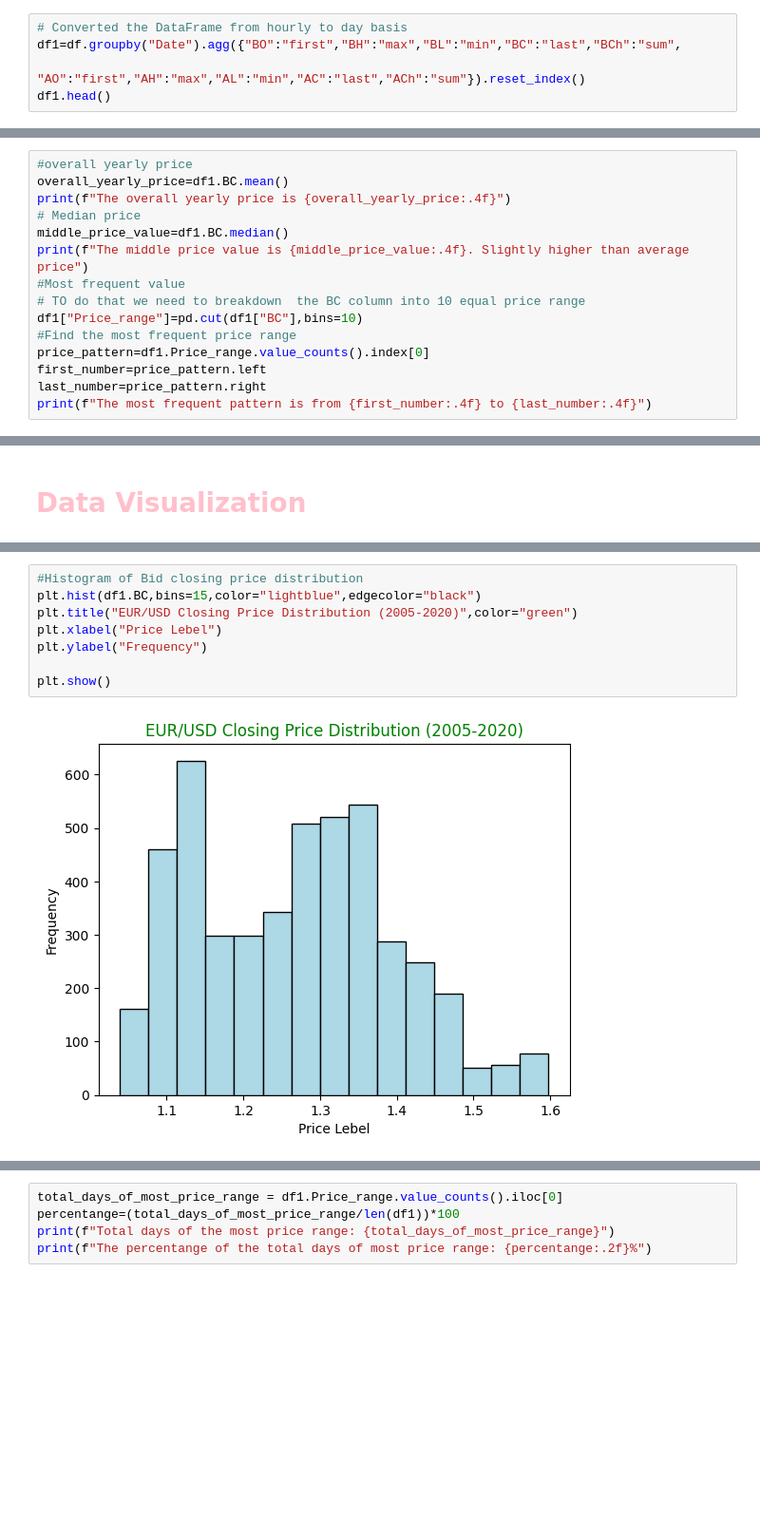
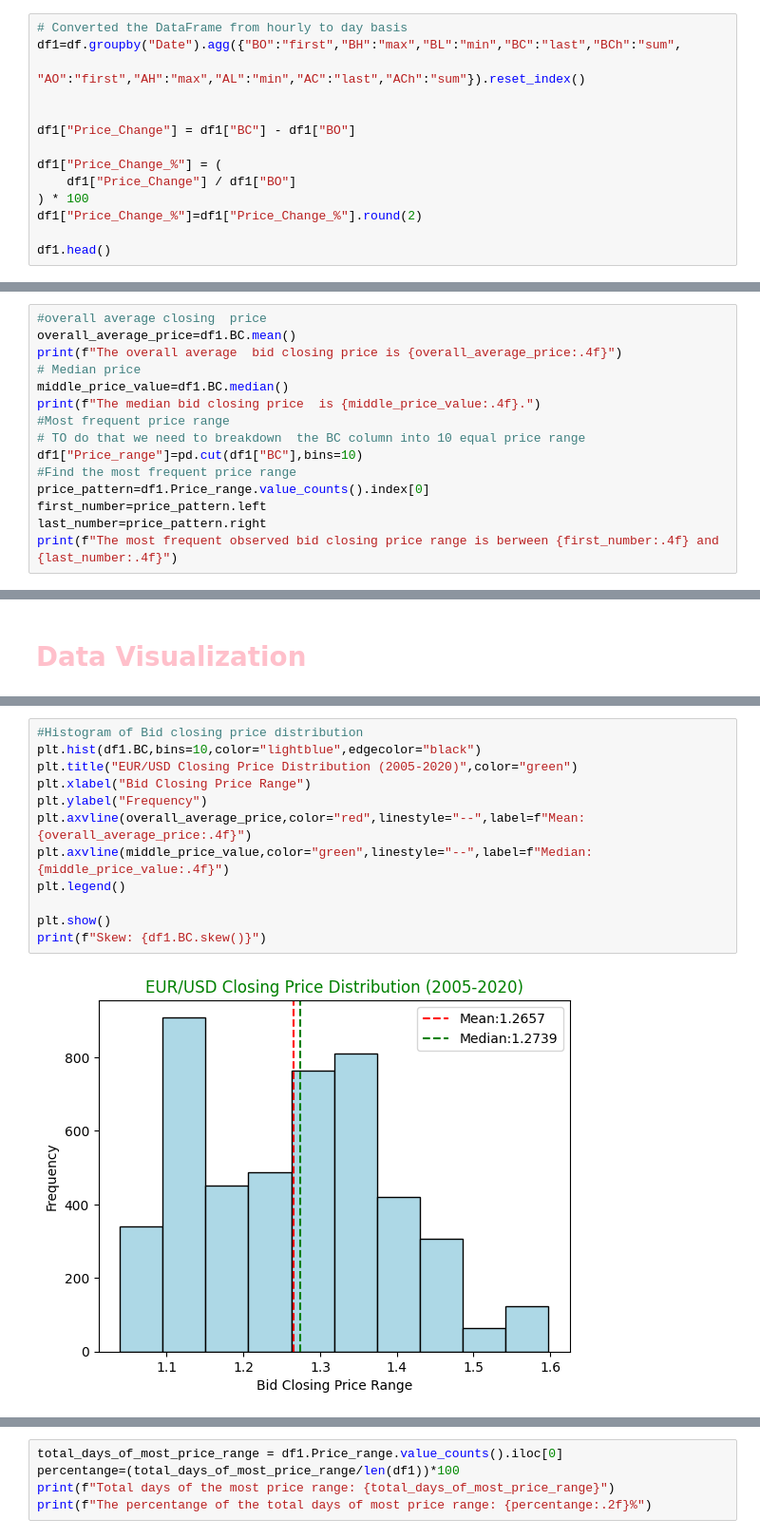
Before and after one commit to kafmfi/EUR-USD-Currency-Analysis, a Jupyter notebook: script.ipynb, the cells around one changed output, grey strips where cells are left out. Shown at 95% size. Cells and saved outputs as stored; diff of their text form; blank space fills up the shorter version.

```diff
--- a/script.ipynb
+++ b/script.ipynb
@@ -94,5 +99,14 @@ memory usage: 8.5+ MB
 # Converted the DataFrame from hourly to day basis
 df1=df.groupby("Date").agg({"BO":"first","BH":"max","BL":"min","BC":"last","BCh":"sum",
                         "AO":"first","AH":"max","AL":"min","AC":"last","ACh":"sum"}).reset_index()
+
+
+df1["Price_Change"] = df1["BC"] - df1["BO"]
+
+df1["Price_Change_%"] = (
+    df1["Price_Change"] / df1["BO"]
+) * 100
+df1["Price_Change_%"]=df1["Price_Change_%"].round(2)
+
 df1.head()
 # %% [output]
@@ -264,16 +330,16 @@ The above calculation shows summer has the highest average exchange rate followe
 # %%
-#overall yearly price
-overall_yearly_price=df1.BC.mean()
-print(f"The overall yearly price is {overall_yearly_price:.4f}")
+#overall average closing  price
+overall_average_price=df1.BC.mean()
+print(f"The overall average  bid closing price is {overall_average_price:.4f}")
 # Median price
 middle_price_value=df1.BC.median()
-print(f"The middle price value is {middle_price_value:.4f}. Slightly higher than average price")
-#Most frequent value
+print(f"The median bid closing price  is {middle_price_value:.4f}.")
+#Most frequent price range
 # TO do that we need to breakdown  the BC column into 10 equal price range
 df1["Price_range"]=pd.cut(df1["BC"],bins=10)
 #Find the most frequent price range
 price_pattern=df1.Price_range.value_counts().index[0]
 first_number=price_pattern.left
 last_number=price_pattern.right
-print(f"The most frequent pattern is from {first_number:.4f} to {last_number:.4f}")
+print(f"The most frequent observed bid closing price range is berween {first_number:.4f} and {last_number:.4f}")
 # %% [output]
@@ -377,10 +459,14 @@ The probability  of  EUR/USD  closing exchange rate from 2005 to 2020 is higher
 # %%
 #Histogram of Bid closing price distribution
-plt.hist(df1.BC,bins=15,color="lightblue",edgecolor="black")
+plt.hist(df1.BC,bins=10,color="lightblue",edgecolor="black")
 plt.title("EUR/USD Closing Price Distribution (2005-2020)",color="green")
-plt.xlabel("Price Lebel")
+plt.xlabel("Bid Closing Price Range")
 plt.ylabel("Frequency")
+plt.axvline(overall_average_price,color="red",linestyle="--",label=f"Mean:{overall_average_price:.4f}")
+plt.axvline(middle_price_value,color="green",linestyle="--",label=f"Median:{middle_price_value:.4f}")
+plt.legend()
 
 plt.show()
+print(f"Skew: {df1.BC.skew()}")
 # %% [output]
-[figure, old version]
+[figure, new version]
```
Also changed, not shown: parts of 52 cells of this notebook.
